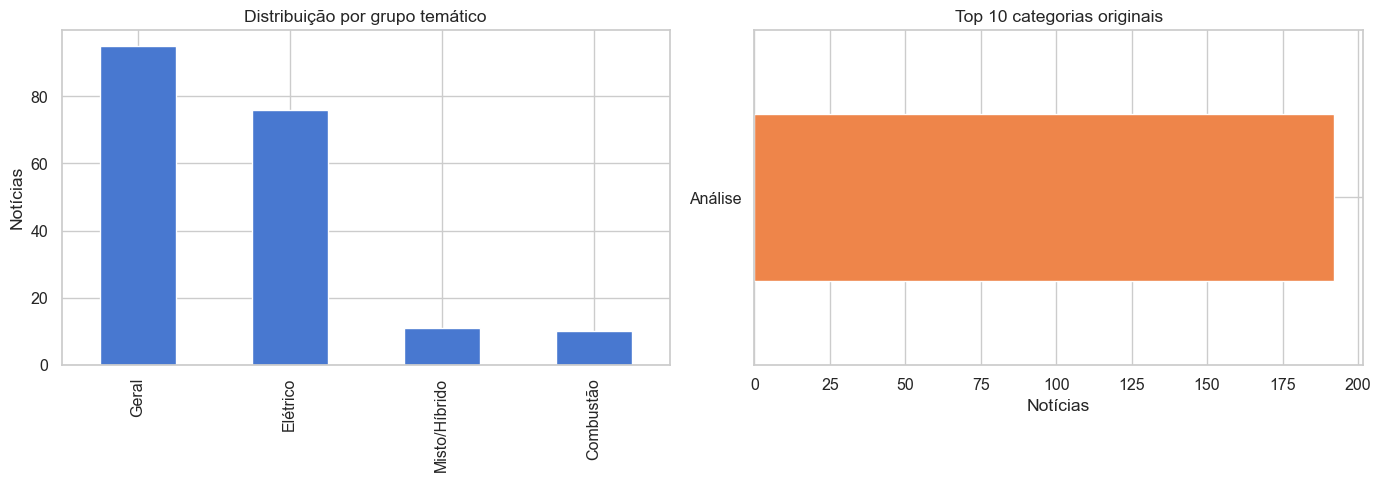
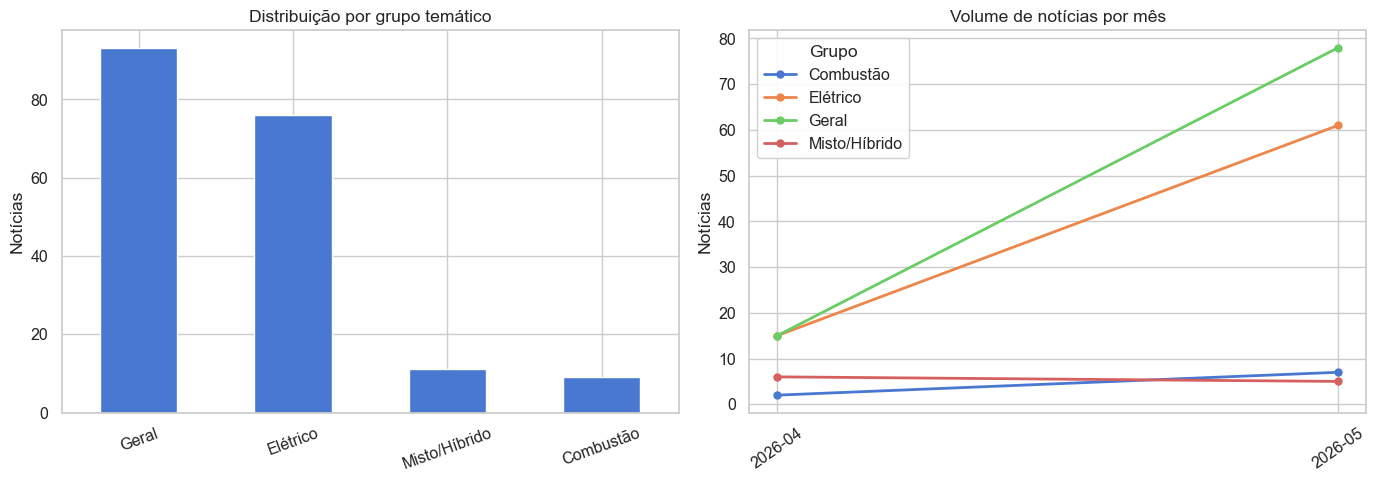
Unified diff of the notebook cell whose output changed from the first chart to the second:
--- before
+++ after
@@ -1,15 +1,30 @@
 fig, axes = plt.subplots(1, 2, figsize=(14, 5))
 
+# --- Gráfico 1: distribuição por grupo (mantido) ---
 df["grupo"].value_counts().plot(kind="bar", ax=axes[0], color=CORES[0])
 axes[0].set_title("Distribuição por grupo temático")
 axes[0].set_xlabel("")
 axes[0].set_ylabel("Notícias")
+axes[0].tick_params(axis="x", rotation=20)
 
-top_categorias = df["categoria"].value_counts().head(10)
-top_categorias.plot(kind="barh", ax=axes[1], color=CORES[1])
-axes[1].invert_yaxis()
-axes[1].set_title("Top 10 categorias originais")
-axes[1].set_xlabel("Notícias")
-axes[1].set_ylabel("")
+# --- Gráfico 2: volume mensal por grupo ---
+temporal = (
+    df.groupby(["ano_mes", "grupo"])
+    .size()
+    .reset_index(name="n")
+    .pivot(index="ano_mes", columns="grupo", values="n")
+    .fillna(0)
+    .sort_index()
+)
+
+for grupo, cor in zip(temporal.columns, CORES):
+    axes[1].plot(temporal.index, temporal[grupo],
+                 marker="o", label=grupo, color=cor, linewidth=2, markersize=5)
+
+axes[1].set_title("Volume de notícias por mês")
+axes[1].set_xlabel("")
+axes[1].set_ylabel("Notícias")
+axes[1].legend(title="Grupo", framealpha=0.9)
+axes[1].tick_params(axis="x", rotation=35)
 
 plt.tight_layout()

Commit: últimos ajustes para entrega do repositório